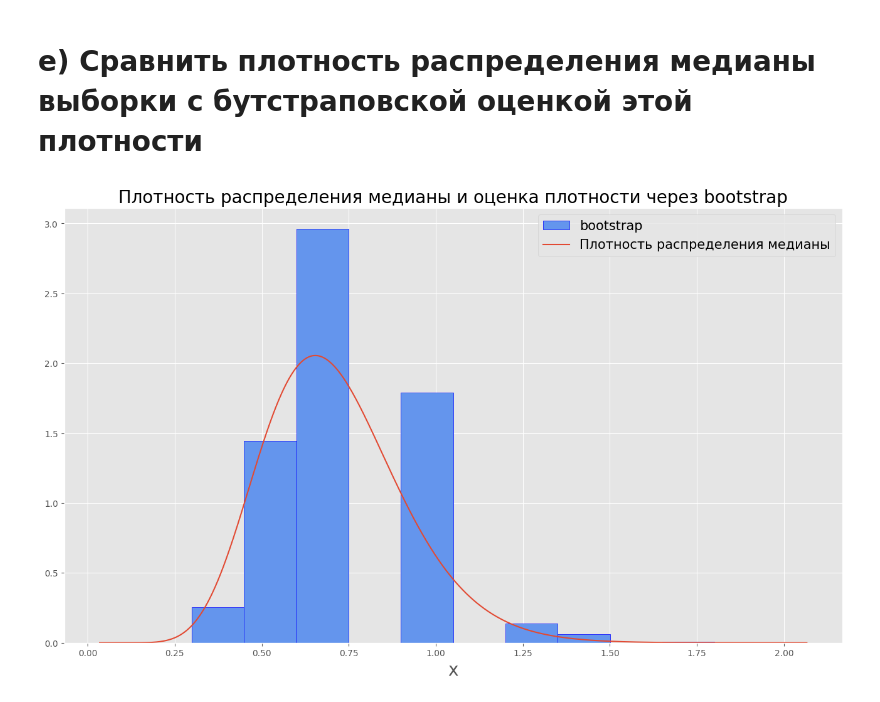
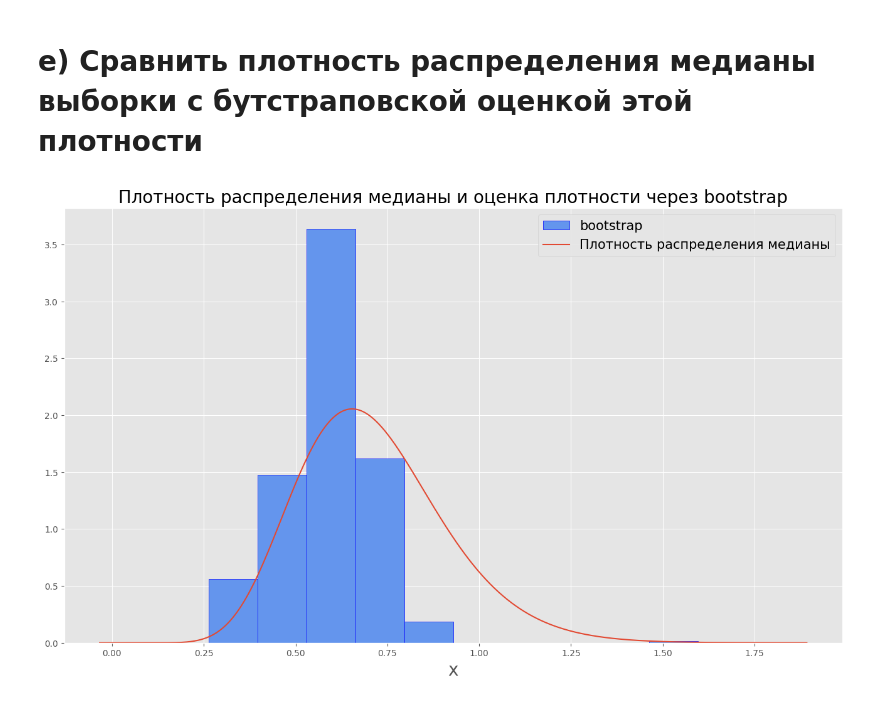
Before and after one commit to salexkon/MAT_STAT, a Jupyter notebook: task_1/T2.ipynb, the cells around one changed output. Cells and saved outputs as stored; diff of their text form; code cells hidden in the pictures.

```diff
--- a/task_1/T2.ipynb
+++ b/task_1/T2.ipynb
@@ -142,7 +142,7 @@ K = int(1+np.log2(N))
 def normal_distrib(x, m, sigma2):
    return  1/(np.sqrt(2*np.pi*sigma2))*np.exp(-(x-m)**2/(2*sigma2))
 
-bt_mean = (stats.bootstrap((sample,), np.mean, n_resamples=N, confidence_level=1)).bootstrap_distribution
+bt_mean = (stats.bootstrap((sample,), np.mean, n_resamples=N)).bootstrap_distribution
 x = np.linspace(np.min(bt_mean) - np.mean(bt_mean)/4 , np.max(bt_mean) + np.mean(bt_mean)/4, 1000)
 norm = normal_distrib(x, 1, 1/25)
 figure, axis = plt.subplots(figsize=(16,9))
@@ -179,18 +179,18 @@ print(f'Вероятность того, что коэффициент асси
 # %% [markdown]
 # e) Сравнить плотность распределения медианы выборки с бутстраповской оценкой этой плотности
 # %%
-bt_med = (stats.bootstrap((sample,), np.median, n_resamples=N, confidence_level=1)).bootstrap_distribution
+bt_med = (stats.bootstrap((sample,), np.median, n_resamples=N)).bootstrap_distribution
 
 x = np.linspace(np.min(bt_med) - np.mean(bt_mean)/4, np.max(bt_med) + np.mean(bt_mean)/4, N)
 k_med = (n // 2 + (n+1)//2)*0.5 if n % 2 == 0 else n // 2 + 1
 y = [distr_ordinal_stat(x[i], k_med) for i in range(len(x))]
 
 figure, axis = plt.subplots(figsize=(16,9))
 axis.hist(bt_med, bins=K, density=True, color="cornflowerblue", edgecolor="blue", label="bootstrap")
 axis.plot(x, y, label="Плотность распределения медианы")
 axis.set_xlabel("x", fontsize=20)
 axis.set_title("Плотность распределения медианы и оценка плотности через bootstrap", fontsize=20)
 axis.legend(fontsize=15)
 plt.show()
 # %% [output]
-[figure, old version]
+[figure, new version]
```
Also changed, not shown: parts of 8 cells of this notebook.
